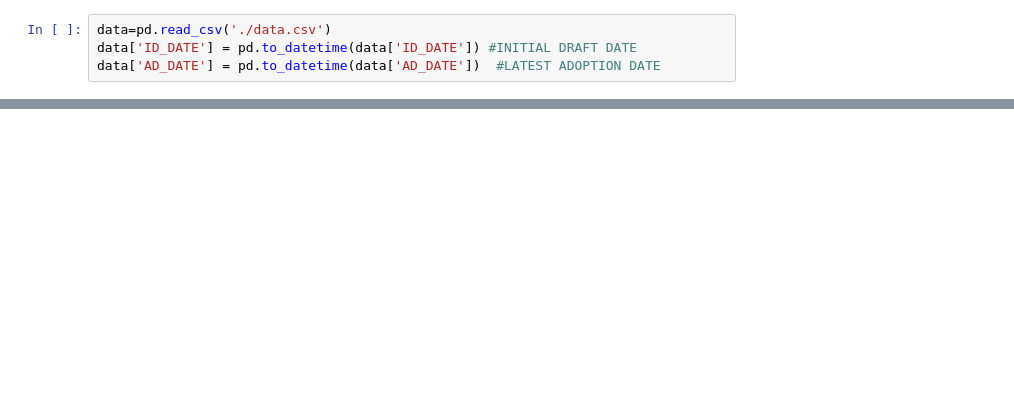
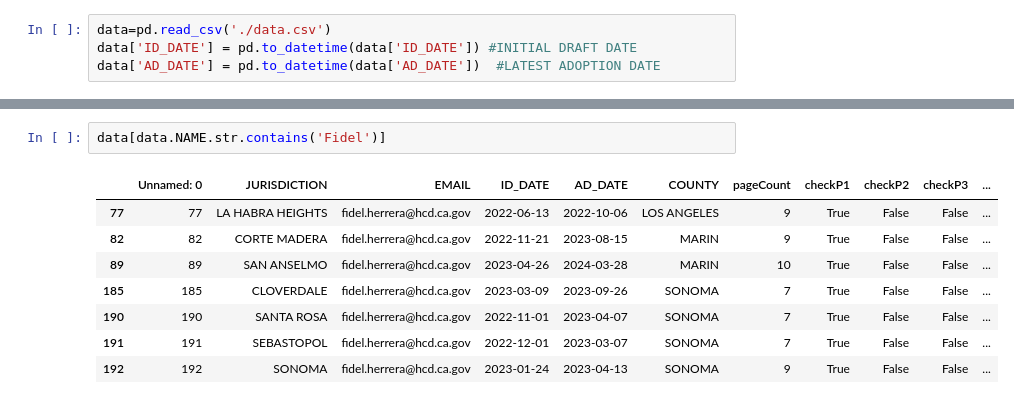
Before and after one commit to anphipolito/HousingElementReviewLettersScraper, a Jupyter notebook: DataAnalysis.ipynb, the cells around one changed output, grey strips where cells are left out. Drawn from its saved outputs; the diff is of its cells as text; blank space fills up the shorter version.

```diff
--- a/DataAnalysis.ipynb
+++ b/DataAnalysis.ipynb
@@ -44,0 +109,11 @@ plt.show()
+# %%
+data[data.NAME.str.contains('Fidel')]
+# %% [output]
+|  | Unnamed: 0 | JURISDICTION | EMAIL | ID_DATE | AD_DATE | COUNTY | pageCount | checkP1 | checkP2 | checkP3 | ... |
+| 77 | 77 | LA HABRA HEIGHTS | fidel.herrera@hcd.ca.gov | 2022-06-13 | 2022-10-06 | LOS ANGELES | 9 | True | False | False | ... |
+| 82 | 82 | CORTE MADERA | fidel.herrera@hcd.ca.gov | 2022-11-21 | 2023-08-15 | MARIN | 9 | True | False | False | ... |
+| 89 | 89 | SAN ANSELMO | fidel.herrera@hcd.ca.gov | 2023-04-26 | 2024-03-28 | MARIN | 10 | True | False | False | ... |
+| 185 | 185 | CLOVERDALE | fidel.herrera@hcd.ca.gov | 2023-03-09 | 2023-09-26 | SONOMA | 7 | True | False | False | ... |
+| 190 | 190 | SANTA ROSA | fidel.herrera@hcd.ca.gov | 2022-11-01 | 2023-04-07 | SONOMA | 7 | True | False | False | ... |
+| 191 | 191 | SEBASTOPOL | fidel.herrera@hcd.ca.gov | 2022-12-01 | 2023-03-07 | SONOMA | 7 | True | False | False | ... |
+| 192 | 192 | SONOMA | fidel.herrera@hcd.ca.gov | 2023-01-24 | 2023-04-13 | SONOMA | 9 | True | False | False | ... |
```
Also changed, not shown: parts of 18 cells of this notebook.
